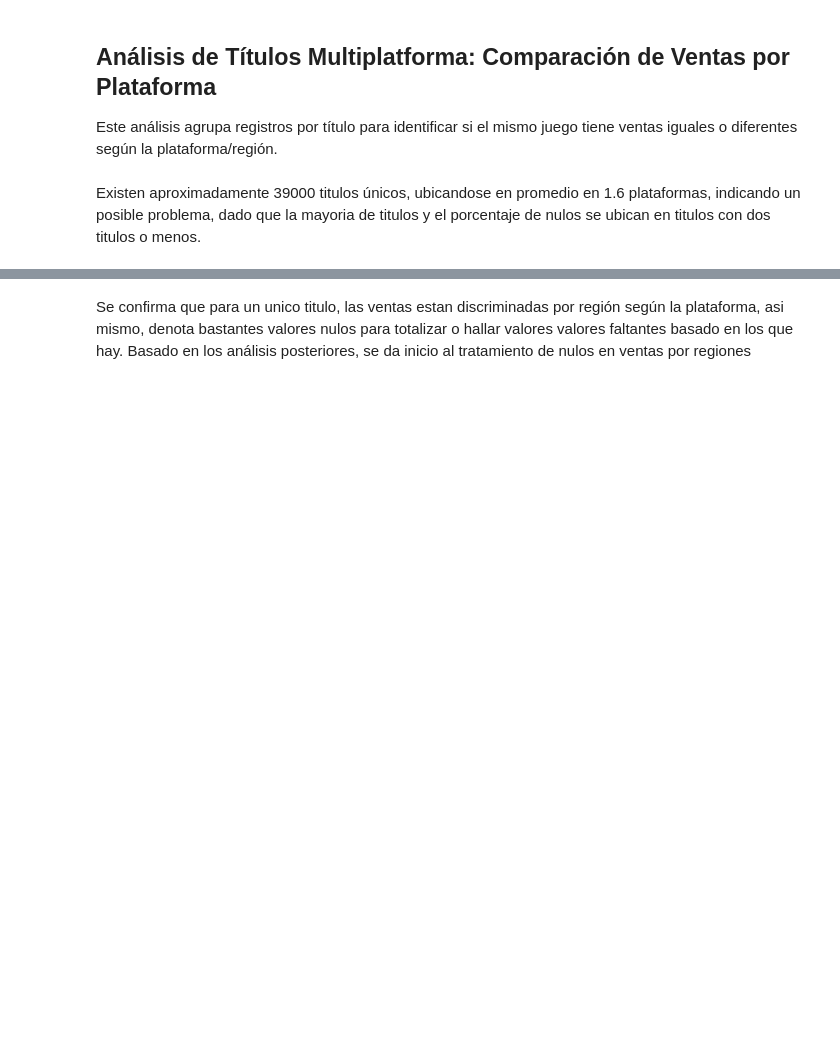
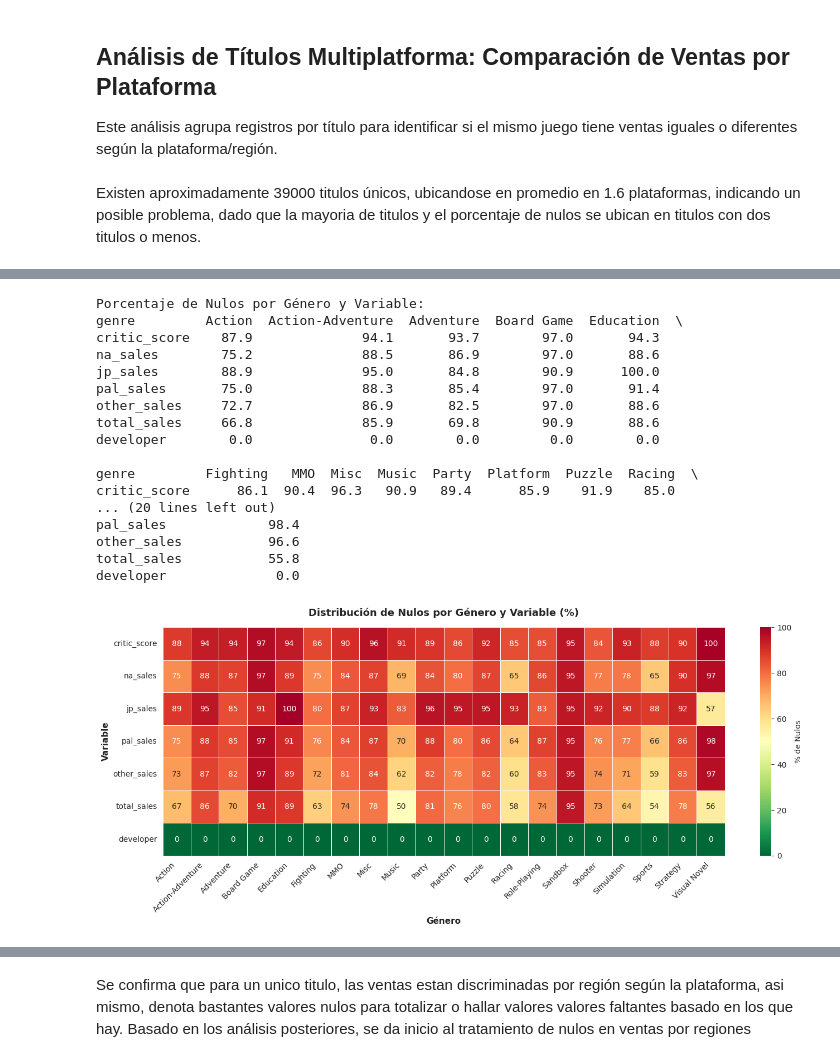
Before and after one commit to NacisCric-2908/mineria, a Jupyter notebook: videoGames/videoGames.ipynb, the cells around one changed output, grey strips where cells are left out. Saved outputs shown, nothing was run; the diff lists cells and outputs as text; code cells hidden in the pictures; blank space fills up the shorter version.

Commit message:
improved data curated

```diff
--- a/videoGames/videoGames.ipynb
+++ b/videoGames/videoGames.ipynb
@@ -855,0 +1003,73 @@ Existen aproximadamente 39000 titulos únicos, ubicandose en promedio en 1.6 pla
+# %%
+# Heatmap: Distribución de Nulos por Género y variable
+# Visualizar cuáles combinaciones de género/variable tienen más datos faltantes
+
+# Crear tabla cruzada de valores NO nulos por género
+variables_críticas = ['critic_score', 'na_sales', 'jp_sales', 'pal_sales', 'other_sales', 'total_sales', 'developer']
+
+# Calcular % de nulos por género y variable
+null_by_genre = pd.DataFrame()
+for var in variables_críticas:
+    null_by_genre[var] = df_work.groupby('genre')[var].apply(lambda x: (x.isna().sum() / len(x) * 100).round(1))
+
+print("Porcentaje de Nulos por Género y Variable:")
+print(null_by_genre.T)
+
+# Preparar datos para heatmap (transponer para mejor visualización)
+heatmap_data = null_by_genre.T
+
+# Crear figura
+fig, ax = plt.subplots(figsize=(14, 6))
+
+# Heatmap de distribuídos de faltantes
+sns.heatmap(heatmap_data,
+            annot=True,  # Mostrar porcentajes
+            fmt='.0f',  # Formato sin decimales
+            cmap='RdYlGn_r',  # Red=muchos nulos, Green=pocos nulos
+            cbar_kws={'label': '% de Nulos'},
+            linewidths=0.5,
+            ax=ax,
+            vmin=0, vmax=100)
+
+ax.set_title('Distribución de Nulos por Género y Variable (%)', fontweight='bold', fontsize=13, pad=15)
+ax.set_xlabel('Género', fontweight='bold', fontsize=11)
+ax.set_ylabel('Variable', fontweight='bold', fontsize=11)
+plt.xticks(rotation=45, ha='right')
+plt.yticks(rotation=0)
+plt.tight_layout()
+plt.show()
+
+# Análisis por género
+print("\n=== ANÁLISIS DE NULOS POR GÉNERO ===\n")
+print("Géneros con datasets más críticos (mayor cantidad de nulos):\n")
+
+# Calcular total de nulos por género
+nulos_totales = null_by_genre.sum(axis=1).sort_values(ascending=False)
+for genre, total in nulos_totales.head(5).items():
+    pct_avg = total / len(variables_críticas)
+    print(f"{genre:15s}: {total:6.1f}% promedio de nulos")
+
+print("\nVariables más críticas (mayor cantidad de nulos globales):")
+print("-" * 50)
+var_nulls = null_by_genre.mean().sort_values(ascending=False)
+for var, pct in var_nulls.items():
+    print(f"{var:20s}: {pct:6.1f}%")
+# %% [output]
+Porcentaje de Nulos por Género y Variable:
+genre         Action  Action-Adventure  Adventure  Board Game  Education  \
+critic_score    87.9              94.1       93.7        97.0       94.3
+na_sales        75.2              88.5       86.9        97.0       88.6
+jp_sales        88.9              95.0       84.8        90.9      100.0
+pal_sales       75.0              88.3       85.4        97.0       91.4
+other_sales     72.7              86.9       82.5        97.0       88.6
+total_sales     66.8              85.9       69.8        90.9       88.6
+developer        0.0               0.0        0.0         0.0        0.0
+
+genre         Fighting   MMO  Misc  Music  Party  Platform  Puzzle  Racing  \
+critic_score      86.1  90.4  96.3   90.9   89.4      85.9    91.9    85.0
+... (20 lines left out)
+pal_sales             98.4
+other_sales           96.6
+total_sales           55.8
+developer              0.0
+[figure, added]
```
Also changed, not shown: parts of 7 cells of this notebook, 4 other files.
